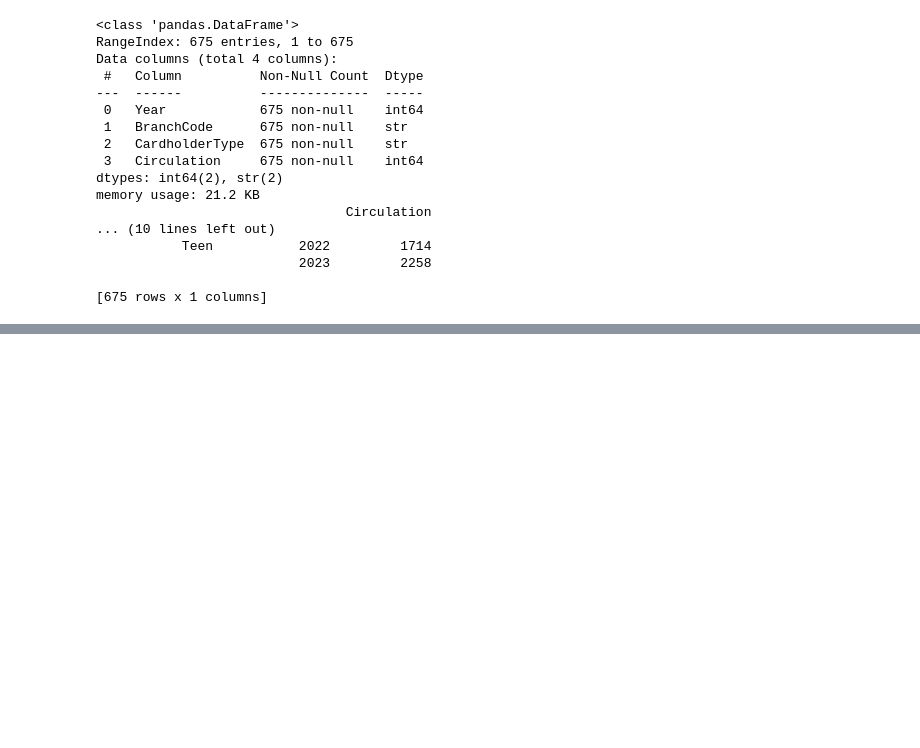
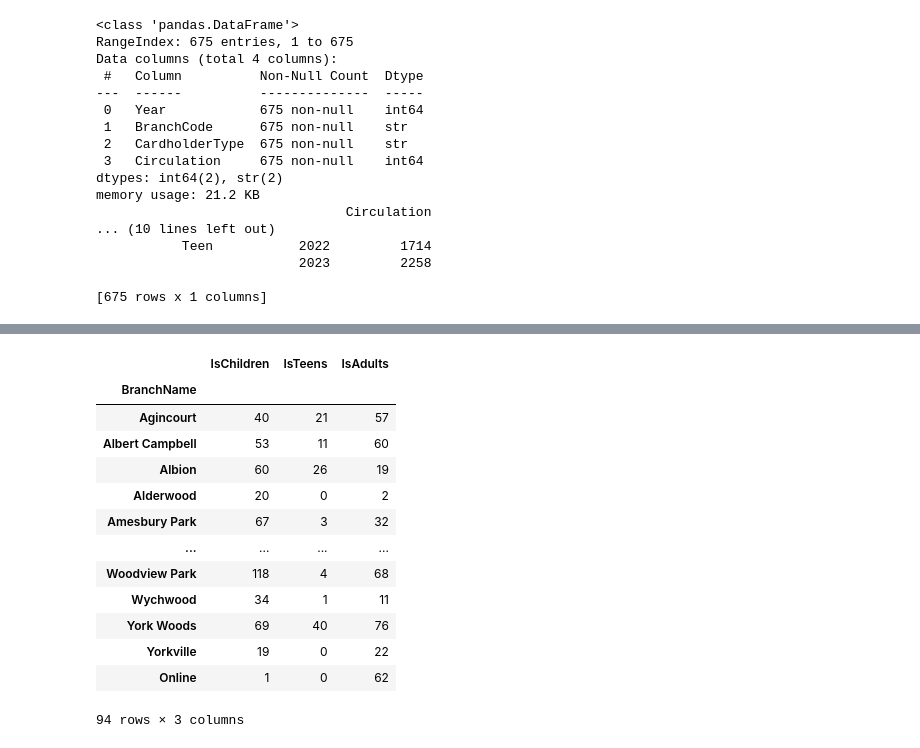
Before and after one commit to EdenKhazma/UVolunteer, a Jupyter notebook: TLPP-Dashboard/notebook.ipynb, the cells around one changed output, grey strips where cells are left out. Saved outputs shown, nothing was run; the diff lists cells and outputs as text; code cells hidden in the pictures; blank space fills up the shorter version.

```diff
--- a/TLPP-Dashboard/notebook.ipynb
+++ b/TLPP-Dashboard/notebook.ipynb
@@ -445,0 +476,52 @@ memory usage: 1.2+ MB
+# %%
+# working with merged table
+
+# Step 1: Creating columns
+merged_data['IsChildren'] = merged_data['Audiences'].str.contains('Children')
+merged_data['IsTeens'] = merged_data['Audiences'].str.contains('Teens')
+merged_data['IsAdults'] = merged_data['Audiences'].str.contains('Adults')
+
+# Step 2: Group by brench and sum:
+
+events_by_group = merged_data.groupby('BranchName')[
+    ['IsChildren', 'IsTeens', 'IsAdults']
+].sum()
+
+# Online events - all NaN location rows from events table
+
+online_events = tpl_EFS2_cl[tpl_EFS2_cl['LocationName'].isnull()].copy()
+online_events['LocationName'] = 'Online'
+
+online_events['IsChildren'] = online_events['Audiences'].str.contains('Children')
+online_events['IsTeens'] = online_events['Audiences'].str.contains('Teens')
+online_events['IsAdults'] = online_events['Audiences'].str.contains('Adults')
+
+
+events_by_group_online = online_events.groupby('LocationName')[
+    ['IsChildren', 'IsTeens', 'IsAdults']
+].sum()
+
+events_by_group_online = events_by_group_online.rename_axis('BranchName')
+
+events_by_group
+events_by_group_online
+
+EBB_final = pd.concat([events_by_group, events_by_group_online])
+
+
+EBB_final
+# %% [output]
+|  | IsChildren | IsTeens | IsAdults |
+| BranchName |  |  |  |
+| Agincourt | 40 | 21 | 57 |
+| Albert Campbell | 53 | 11 | 60 |
+| Albion | 60 | 26 | 19 |
+| Alderwood | 20 | 0 | 2 |
+| Amesbury Park | 67 | 3 | 32 |
+| ... | ... | ... | ... |
+| Woodview Park | 118 | 4 | 68 |
+| Wychwood | 34 | 1 | 11 |
+| York Woods | 69 | 40 | 76 |
+| Yorkville | 19 | 0 | 22 |
+| Online | 1 | 0 | 62 |
+94 rows × 3 columns
```
Also changed, not shown: parts of 8 cells of this notebook, 1 other file.
